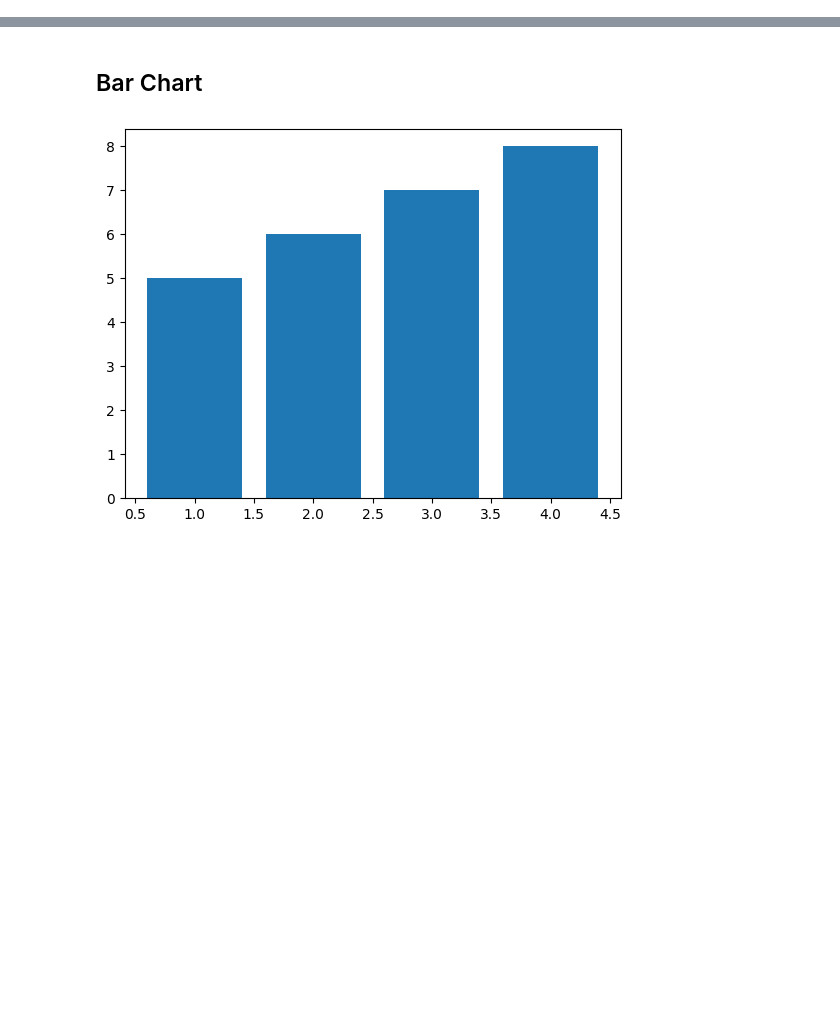
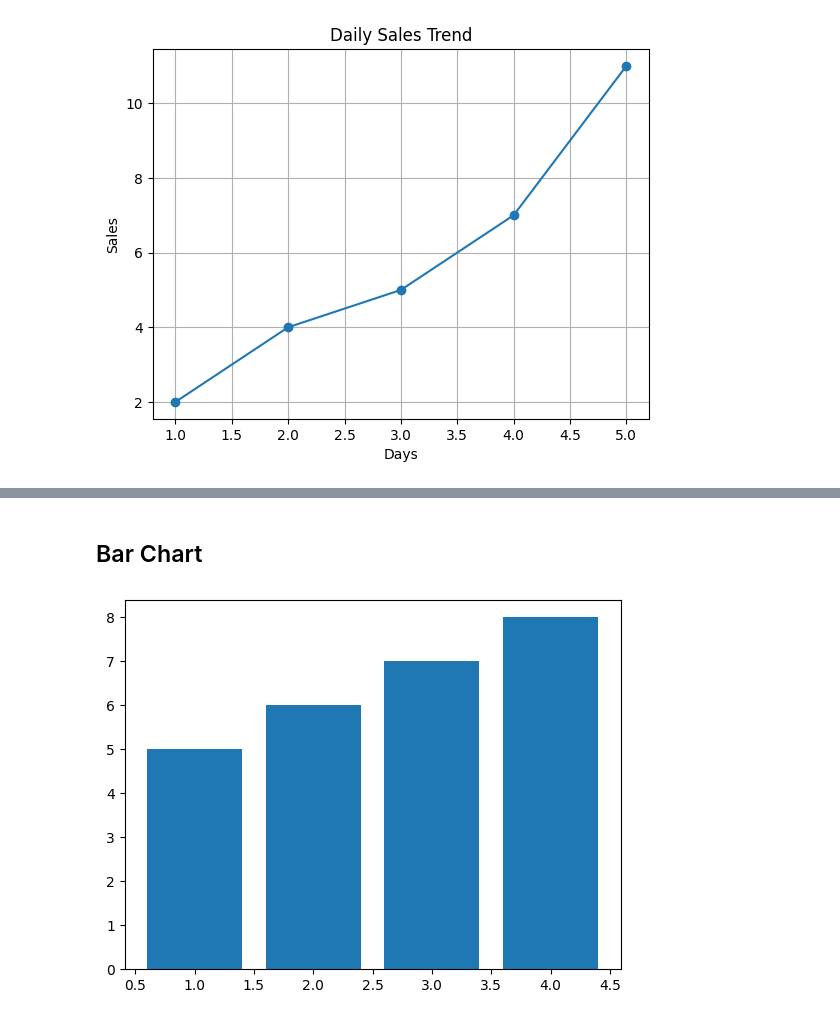
Before and after one commit to saimtec/Data-Science-Mastery-with-Python, a Jupyter notebook: Matplotlip/2.line_bar.ipynb, the cells around one changed output, grey strips where cells are left out. Saved outputs shown, nothing was run; the diff lists cells and outputs as text; code cells hidden in the pictures; blank space fills up the shorter version.

```diff
--- a/Matplotlip/2.line_bar.ipynb
+++ b/Matplotlip/2.line_bar.ipynb
@@ -39,0 +33,10 @@ plt.show()
+# %%
+# label and title
+plt.plot(x, y, marker='o')
+plt.xlabel("Days")
+plt.ylabel("Sales")
+plt.title("Daily Sales Trend")
+plt.grid(True)
+plt.show()
+# %% [output]
+[figure, added]
```
Also changed, not shown: parts of 12 cells of this notebook, 8 other files.
